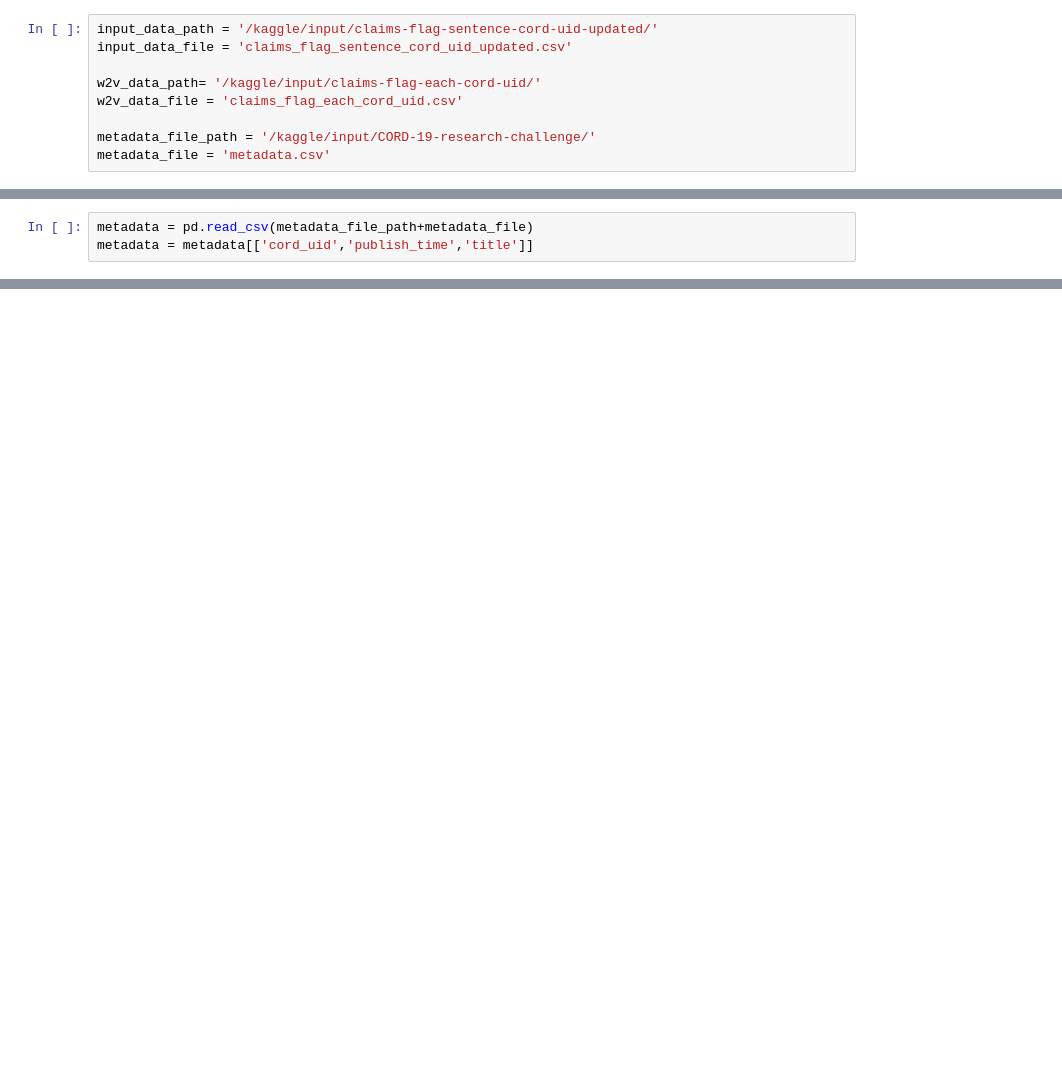
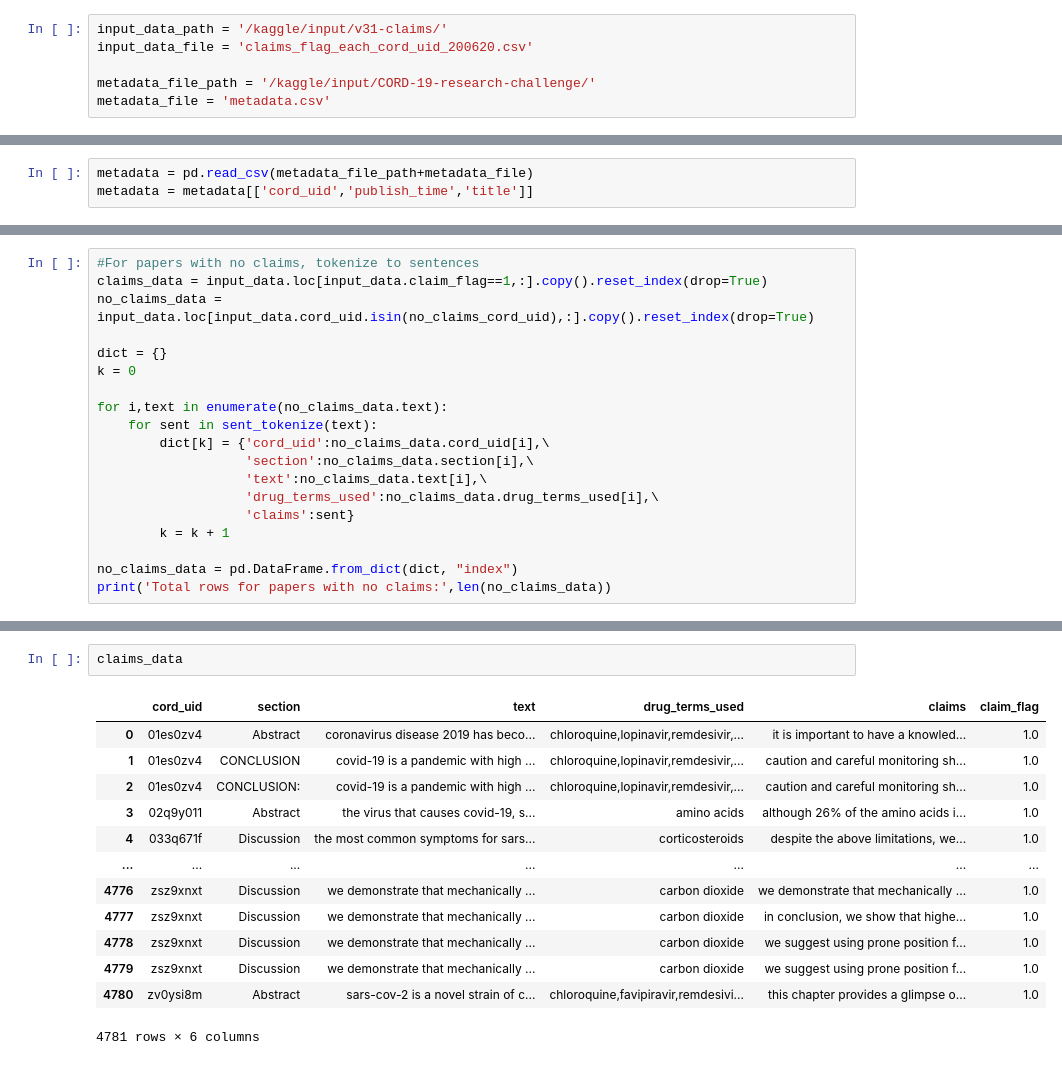
Before and after one commit to CoronaWhy/task-vt, a Jupyter notebook: contradictory_claims/notebooks/2T.4.4.2 - Extract similar claims.ipynb, the cells around one changed output, grey strips where cells are left out. Saved outputs shown, nothing was run; the diff lists cells and outputs as text; blank space fills up the shorter version.

```diff
--- a/contradictory_claims/notebooks/2T.4.4.2 - Extract similar claims.ipynb
+++ b/contradictory_claims/notebooks/2T.4.4.2 - Extract similar claims.ipynb
@@ -38,9 +149,6 @@ Define i/o paths
 # %%
-input_data_path = '/kaggle/input/claims-flag-sentence-cord-uid-updated/'
-input_data_file = 'claims_flag_sentence_cord_uid_updated.csv'
-
-w2v_data_path= '/kaggle/input/claims-flag-each-cord-uid/'
-w2v_data_file = 'claims_flag_each_cord_uid.csv'
+input_data_path = '/kaggle/input/v31-claims/'
+input_data_file = 'claims_flag_each_cord_uid_200620.csv'
 
 metadata_file_path = '/kaggle/input/CORD-19-research-challenge/'
 metadata_file = 'metadata.csv'
@@ -423,0 +179,19 @@ claims_filtered.to_csv('drug_individual_claims_filtered.csv')
+# %%
+#For papers with no claims, tokenize to sentences
+claims_data = input_data.loc[input_data.claim_flag==1,:].copy().reset_index(drop=True)
+no_claims_data = input_data.loc[input_data.cord_uid.isin(no_claims_cord_uid),:].copy().reset_index(drop=True)
+
+dict = {}
+k = 0
+
+for i,text in enumerate(no_claims_data.text):
+    for sent in sent_tokenize(text):
+        dict[k] = {'cord_uid':no_claims_data.cord_uid[i],\
+                   'section':no_claims_data.section[i],\
+                   'text':no_claims_data.text[i],\
+                   'drug_terms_used':no_claims_data.drug_terms_used[i],\
+                   'claims':sent}
+        k = k + 1
+
+no_claims_data = pd.DataFrame.from_dict(dict, "index")
+print('Total rows for papers with no claims:',len(no_claims_data))
@@ -423,0 +224,16 @@ claims_filtered.to_csv('drug_individual_claims_filtered.csv')
+# %%
+claims_data
+# %% [output]
+|  | cord_uid | section | text | drug_terms_used | claims | claim_flag |
+| 0 | 01es0zv4 | Abstract | coronavirus disease 2019 has beco... | chloroquine,lopinavir,remdesivir,... | it is important to have a knowled... | 1.0 |
+| 1 | 01es0zv4 | CONCLUSION | covid-19 is a pandemic with high ... | chloroquine,lopinavir,remdesivir,... | caution and careful monitoring sh... | 1.0 |
+| 2 | 01es0zv4 | CONCLUSION: | covid-19 is a pandemic with high ... | chloroquine,lopinavir,remdesivir,... | caution and careful monitoring sh... | 1.0 |
+| 3 | 02q9y011 | Abstract | the virus that causes covid-19, s... | amino acids | although 26% of the amino acids i... | 1.0 |
+| 4 | 033q671f | Discussion | the most common symptoms for sars... | corticosteroids | despite the above limitations, we... | 1.0 |
+| ... | ... | ... | ... | ... | ... | ... |
+| 4776 | zsz9xnxt | Discussion | we demonstrate that mechanically ... | carbon dioxide | we demonstrate that mechanically ... | 1.0 |
+| 4777 | zsz9xnxt | Discussion | we demonstrate that mechanically ... | carbon dioxide | in conclusion, we show that highe... | 1.0 |
+| 4778 | zsz9xnxt | Discussion | we demonstrate that mechanically ... | carbon dioxide | we suggest using prone position f... | 1.0 |
+| 4779 | zsz9xnxt | Discussion | we demonstrate that mechanically ... | carbon dioxide | we suggest using prone position f... | 1.0 |
+| 4780 | zv0ysi8m | Abstract | sars-cov-2 is a novel strain of c... | chloroquine,favipiravir,remdesivi... | this chapter provides a glimpse o... | 1.0 |
+4781 rows × 6 columns
```
Also changed, not shown: parts of 74 cells of this notebook.
